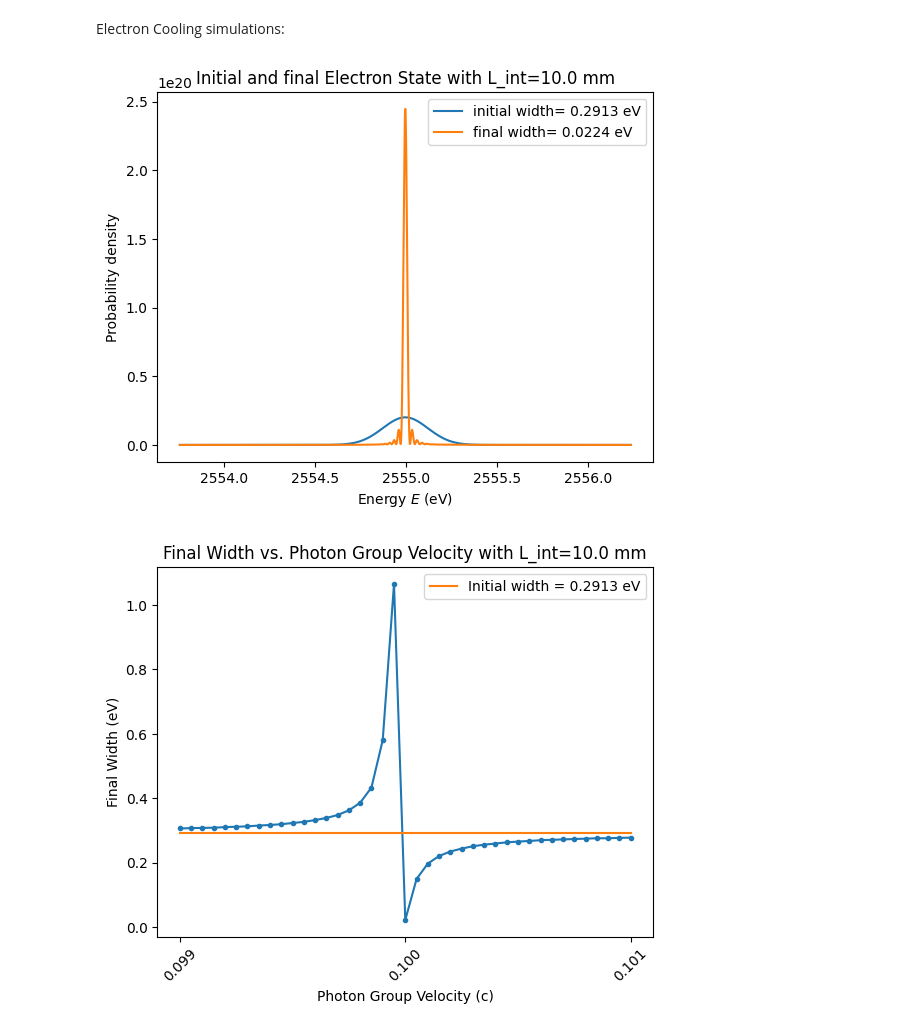
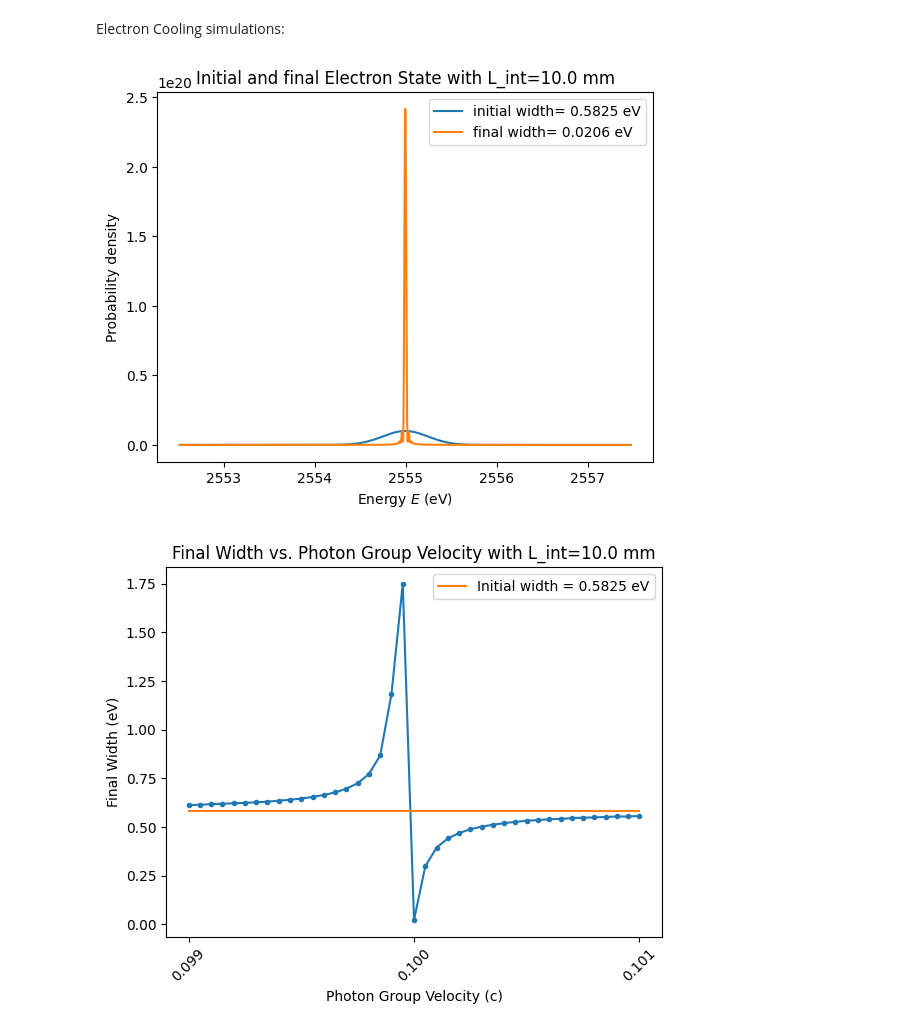
Before and after one commit to ShiranEv/ElectronCooling, a Jupyter notebook: simulations_dor.ipynb, the cells around one changed output. Cells and saved outputs as stored; diff of their text form; code cells hidden in the pictures.

```diff
--- a/simulations_dor.ipynb
+++ b/simulations_dor.ipynb
@@ -11,7 +11,6 @@ def compute_FWHM(x, y):
         return 0.0
     return x[above[-1]] - x[above[0]]
 # %%
-# 1) Physical constants
 c    = 2.99792458e8        # m/s
 m    = 9.109383e-31        # kg
 e    = 1.60217662e-19      # C
@@ -22,9 +21,9 @@ E0     = 0.5 * m * v0**2                        # central electron energy (J)
 
 lambda0 = 500e-9                                # central wavelength (m)
 omega0  = 2 * np.pi * c / lambda0               # central angular frequency (rad/s)
-v_g     = v0                                    # photon group velocity (m/s)
+v_g     = v0                 # photon group velocity (m/s)
 
-deltaE = 0.05 * hbar * omega0                   # energy spread (J)
+deltaE = 0.1 * hbar * omega0                    # energy spread (J)
 
 k0     = np.sqrt(2 * m * E0) / hbar             # central momentum (1/m)
 k0_m_hw     = np.sqrt(2 * m * (E0-hbar *omega0)) / hbar
@@ -57,41 +56,42 @@ dE    = E_f[1] - E_f[0]
 energy_span = E_max - E_min
 
 δE_f =  E_f - E0
 
 N_ω = N
 omega_span = 10 * deltaE / hbar  # Narrow span around ω₀
 ω_min = max(omega0 - omega_span/2 , 0*omega0)  # Start from ω₀ - span/2
 ω_max = omega0 + omega_span/2   # End at ω₀ + span/2
 ω_vec = np.linspace(ω_min, ω_max, N_ω)
 dω = ω_vec[1] - ω_vec[0]
 
 δω = ω_vec - omega0
 
 δω_grid, δE_f_grid = np.meshgrid(δω, δE_f)
 Delta_PM = k(E0 + δE_f_grid + hbar*δω_grid) - k(E0 + δE_f_grid - hbar*omega0) - (q0 + (δω / v_g) + 0.5 * recoil * δω**2)
 rho_f = np.sum((1/np.sqrt(2*np.pi*deltaE**2))*np.exp(-(δE_f_grid + hbar*δω_grid)**2/2/deltaE**2)*(np.sinc(Delta_PM*L_int/2/np.pi))**2,axis = 1)*dω
 rho_f = rho_f/ np.sum(rho_f*dE)  # Normalize the final state probability density
 rho_i = np.exp(-δE_f**2/2/deltaE**2)/ np.sqrt(2*np.pi*deltaE**2)  # Initial state probability density
 initial_width = compute_FWHM(E_f, rho_i)/e  # Initial width in eV
 final_width = compute_FWHM(E_f, rho_f)/e  # Final width in eV
 
+
 plt.figure()
 plt.plot(E_f/e, rho_i, label="initial width= {:.4f} eV".format(initial_width))
 plt.plot(E_f/e, rho_f, label="final width= {:.4f} eV".format(final_width))
 plt.xlabel("Energy $E$ (eV)")
 plt.ylabel("Probability density")
 plt.title(f"Initial and final Electron State with L_int={L_int*1000} mm")
 plt.legend()
 plt.show()
 # %% [output]
-[figure, old version]
+[figure, new version]
 # %%
 # Simple Width vs. v_g Scan
 v_g_num = 41  # Number of group velocities to test
 v_g_vec = np.linspace(0.099, 0.101, v_g_num) * c
 widths_vg = []
 for v_g_test in v_g_vec:
-    rho_f = np.sum((1/np.sqrt(2*np.pi*deltaE**2)) * np.exp(-(δE_f_grid + hbar*δω_grid)**2 / (2 * deltaE**2)) *
+    rho_f = np.sum((e**2 * hbar * L_int**2 / (2*(δω_grid+omega0)*m**2))*(1/np.sqrt(2*np.pi*deltaE**2)) * np.exp(-(δE_f_grid + hbar*δω_grid)**2 / (2 * deltaE**2)) *
                    (np.sinc((k(E0 + δE_f_grid + hbar*δω_grid) - k(E0 + δE_f_grid - hbar*omega0) - (q0 + (δω_grid/ v_g_test) + 0.5 * recoil * δω_grid**2)) * L_int / 2 / np.pi))**2, axis=1) * dω
     rho_f /= np.sum(rho_f * dE)  # Normalize the final state probability density
     widths_vg.append(compute_FWHM(E_f, rho_f) / e)  # Store final width in eV
@@ -106,7 +106,7 @@ plt.xticks(np.arange(0.099, 0.102, 0.001), rotation=45)
 plt.legend()
 plt.show()
 # %% [output]
-[figure, old version]
+[figure, new version]
 # %%
 # Simple Width vs. Interaction Length Scan
 L_num = 11  # Number of interaction lengths to test
```
Also changed, not shown: parts of 5 cells of this notebook.
